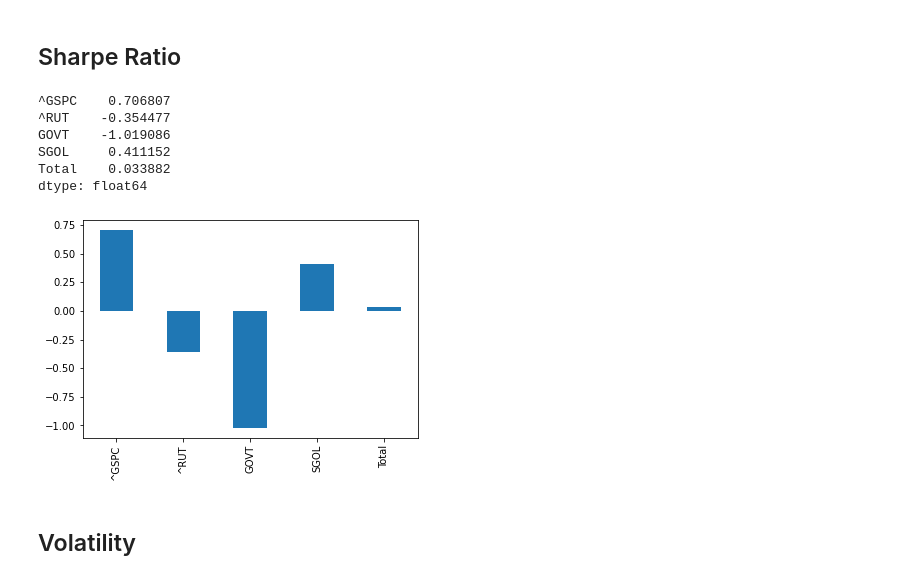
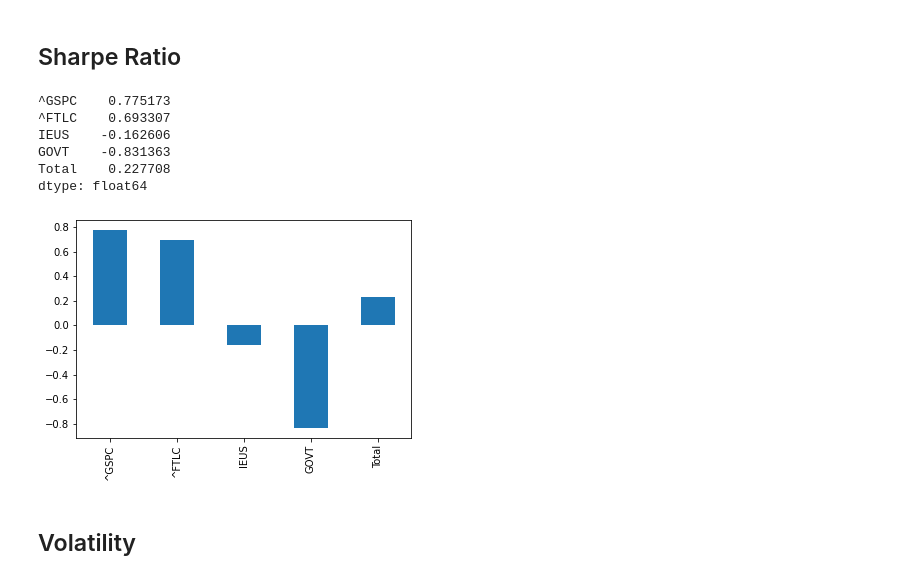
Before and after one commit to Lagher0/FinanceModels, a Jupyter notebook: Hidden_Markov_Model.ipynb, the cells around one changed output. Drawn from its saved outputs; the diff is of its cells as text; code cells hidden in the pictures.

```diff
--- a/Hidden_Markov_Model.ipynb
+++ b/Hidden_Markov_Model.ipynb
@@ -478,29 +476,28 @@ plt.show()
 # %%
 #daily_stock_returns = portfolio_position_values.pct_change().dropna() # Analysing holding such portfolio position from the start
 daily_stock_returns = portfolio_test_values.pct_change()
-daily_stock_returns.drop(daily_stock_returns.columns[[1,3,5,6]], axis=1, inplace=True)
+daily_stock_returns.drop(daily_stock_returns.columns[[2,5,6,7]], axis=1, inplace=True)
 daily_stock_returns = daily_stock_returns.dropna()
 #print(daily_stock_returns)
 # To calculate sharpie ratio for individual stocks
 def sharpe_ratio(return_series, N, rf):
     mean = return_series.mean() * N -rf
     sigma = return_series.std() * np.sqrt(N)
     return mean / sigma
 
 N = 252 #252 trading days in a year
-rf =0.01 #1% risk free rate Will need to update this to the US treasury field or something
-#The risk-free rate could be a U.S. Treasury rate or yield, such as the one-year or two-year Treasury yield.
+rf = 0 #I assume this to be 0 in my dissertation due to there not being a trully risk free asset
 sharpes = daily_stock_returns.apply(sharpe_ratio, args=(N,rf,),axis=0)
 sharpes.plot.bar()
 sharpes
 # %% [output]
-^GSPC    0.706807
-^RUT    -0.354477
-GOVT    -1.019086
-SGOL     0.411152
-Total    0.033882
+^GSPC    0.775173
+^FTLC    0.693307
+IEUS    -0.162606
+GOVT    -0.831363
+Total    0.227708
 dtype: float64
-[figure, old version]
+[figure, new version]
 # %% [markdown]
 ## Volatility
 # %% [markdown]
```
Also changed, not shown: parts of 30 cells of this notebook, 10 other files.
